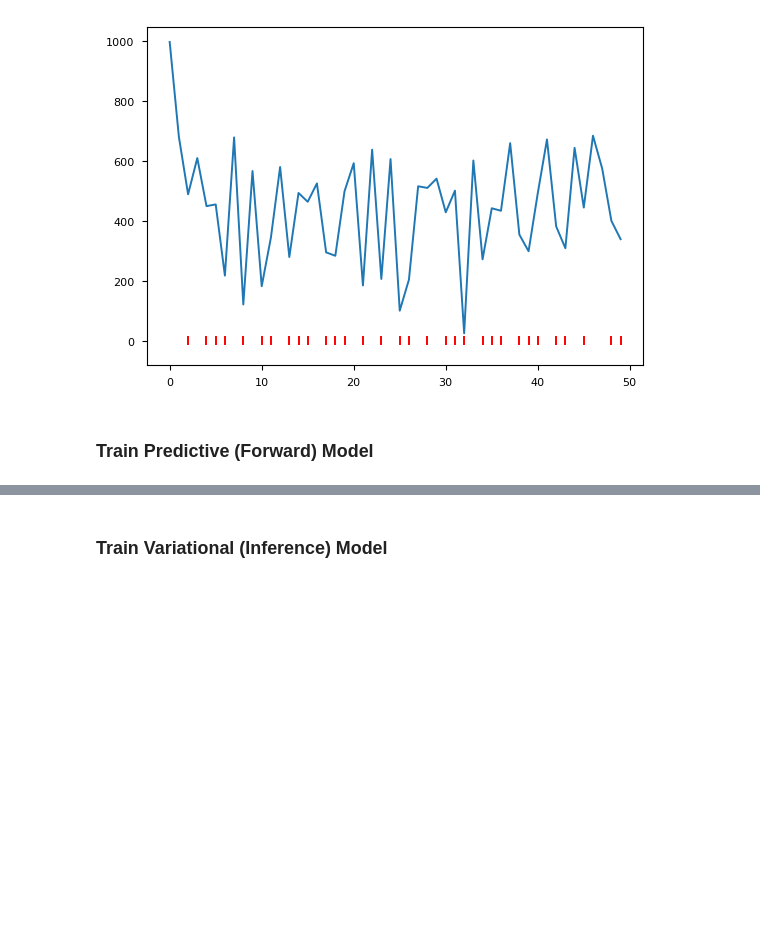
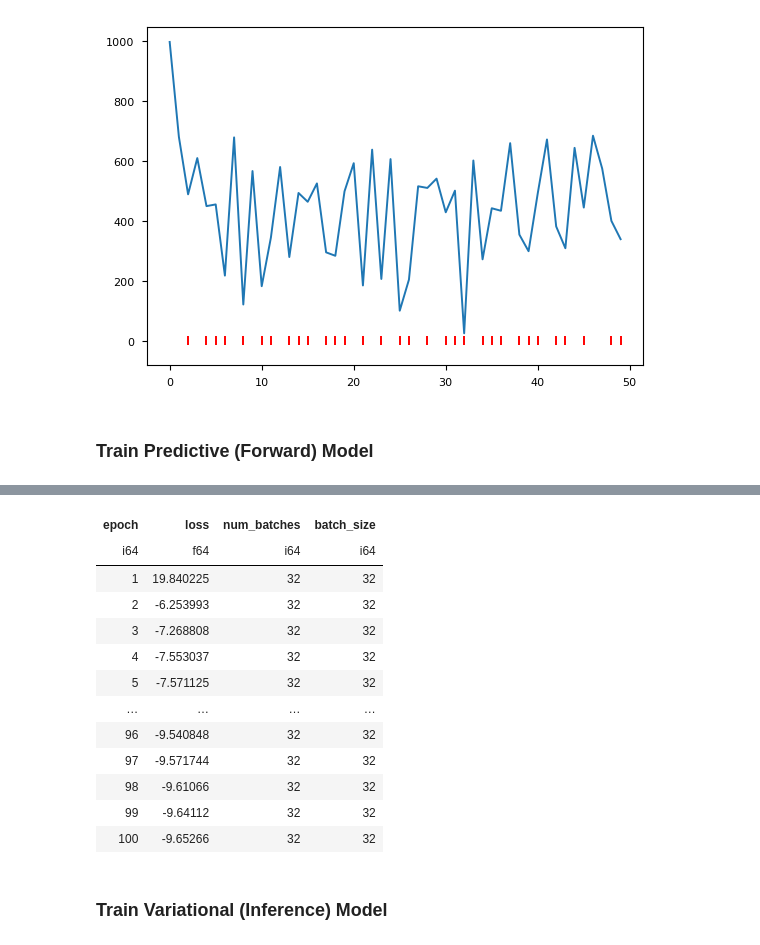
Before and after one commit to manuel-rhdt/ml-pws, a Jupyter notebook: notebooks/03_nonlinear.ipynb, the cells around one changed output, grey strips where cells are left out. Drawn from its saved outputs; the diff is of its cells as text; code cells hidden in the pictures; blank space fills up the shorter version.

```diff
--- a/notebooks/03_nonlinear.ipynb
+++ b/notebooks/03_nonlinear.ipynb
@@ -600,49 +417,4 @@ plt.eventplot(jnp.nonzero(metrics.resampling_flags), linelengths=30, color='red'
 # %%
-import optax
-from absl import logging
-
-logging.set_verbosity(logging.INFO)
-
-filter = nnx.All(nnx.Param, nnx.PathContains("output_cell"))
-diffstate = nnx.DiffState(0, filter)
-optimizer = nnx.Optimizer(smc_estimator, optax.adamw(1e-3), wrt=filter)
-
-
-def forward_loss(smc_estimator, s, x):
-    logp = smc_estimator.log_conditional_estimate(s, x)
-    return -jnp.mean(logp[:, -1])
-
-
-@nnx.jit
-def train_step(smc_estimator, optimizer, s, x):
-    grad_fn = nnx.value_and_grad(forward_loss, argnums=diffstate, has_aux=False)
-    loss, grads = grad_fn(smc_estimator, s, x)
-    optimizer.update(grads)
-    return loss
-
-
-writer = metric_writers.LoggingWriter()
-
-def create_batches(data, batch_size, rng_key):
-    """Creates shuffled mini-batches from a dataset."""
-    num_samples = data[0].shape[0]
-    indices = jax.random.permutation(rng_key, num_samples)
-    for i in range(0, num_samples, batch_size):
-        batch_indices = indices[i:i + batch_size]
-        yield jax.tree_util.tree_map(lambda x: x[batch_indices], data)
-
-batch_size = 32
-num_epochs = 100
-rng_key = jax.random.key(0)
-for epoch in range(num_epochs):
-    rng_key, _ = jax.random.split(rng_key)
-    batches = create_batches((train_s, train_x), batch_size, rng_key)
-    epoch_loss = 0.0
-    num_batches = 0
-    for (s, x) in batches:
-        loss = train_step(smc_estimator, optimizer, s, x)
-        epoch_loss += loss
-        num_batches += 1
-
-    writer.write_scalars(epoch, {"loss": epoch_loss / num_batches})
+from ml_pws.models.smc_estimator import train_forward_model
+train_forward_model(smc_estimator, train_s, train_x)
 # %% [output]
@@ -666,3 +422,16 @@ INFO:absl:[99] loss=-9.652660369873047
+| epoch | loss | num_batches | batch_size |
+| i64 | f64 | i64 | i64 |
+| 1 | 19.840225 | 32 | 32 |
+| 2 | -6.253993 | 32 | 32 |
+| 3 | -7.268808 | 32 | 32 |
+| 4 | -7.553037 | 32 | 32 |
+| 5 | -7.571125 | 32 | 32 |
+| … | … | … | … |
+| 96 | -9.540848 | 32 | 32 |
+| 97 | -9.571744 | 32 | 32 |
+| 98 | -9.61066 | 32 | 32 |
+| 99 | -9.64112 | 32 | 32 |
+| 100 | -9.65266 | 32 | 32 |
 # %% [markdown]
 ### Train Variational (Inference) Model
 # %%
```
Also changed, not shown: parts of 9 cells of this notebook, 19 other files.
